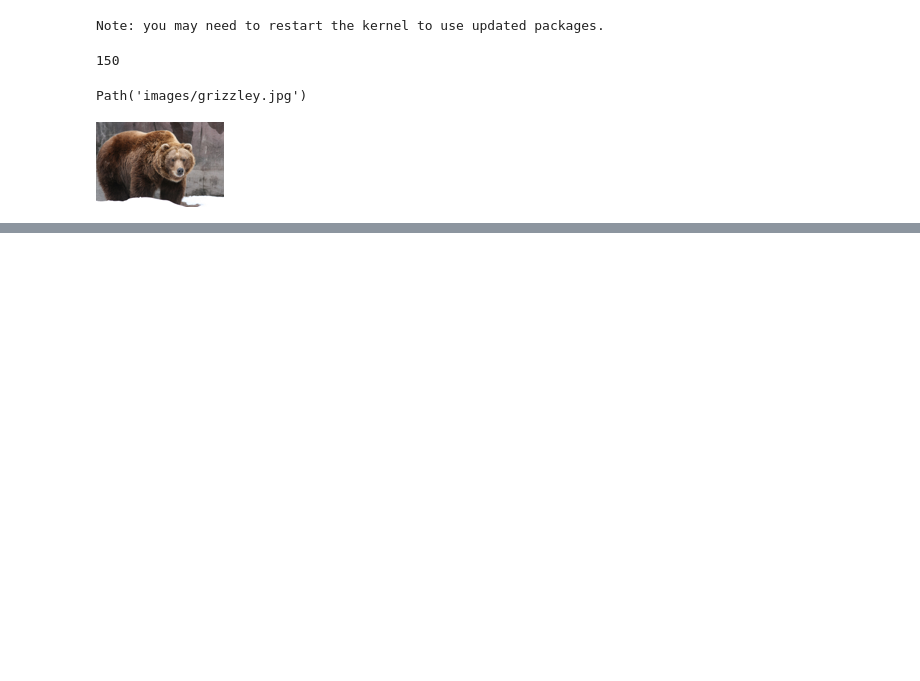
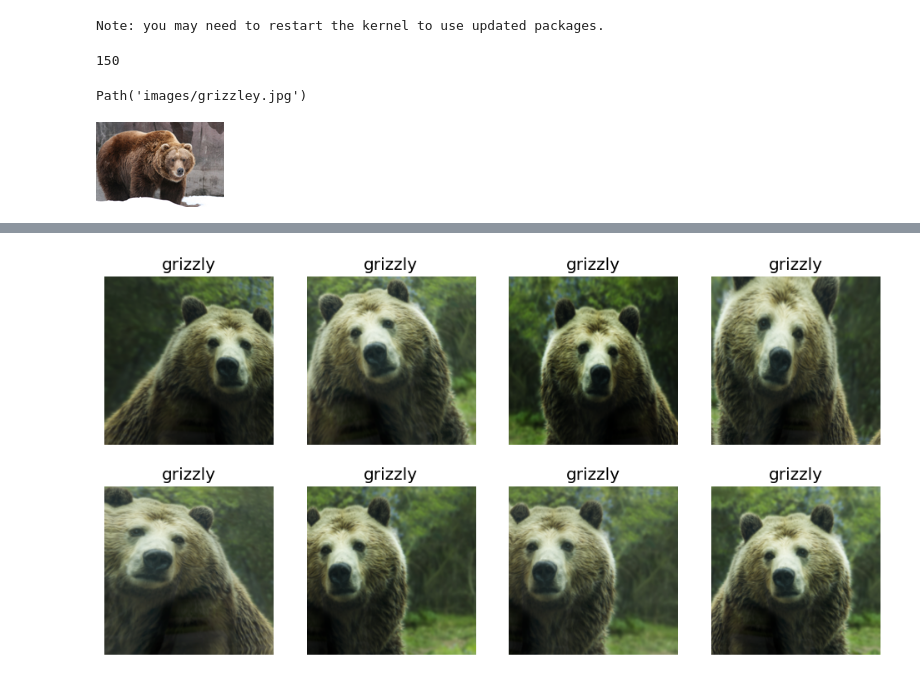
Before and after one commit to johnpmayer/fastai-1, a Jupyter notebook: lessons/2/production.ipynb, the cells around one changed output, grey strips where cells are left out. Cells and saved outputs as stored; diff of their text form; code cells hidden in the pictures; blank space fills up the shorter version.

```diff
--- a/lessons/2/production.ipynb
+++ b/lessons/2/production.ipynb
@@ -29,0 +78,8 @@ im.to_thumb(128, 128)
+# %%
+bears = bears.new(
+    item_tfms=RandomResizedCrop(224, min_scale=0.5),
+    batch_tfms=aug_transforms())
+dls = bears.dataloaders(path)
+dls.train.show_batch(max_n=8, nrows=2, unique=True)
+# %% [output]
+[figure, added]
```
Also changed, not shown: parts of 13 cells of this notebook, 1 other file.
